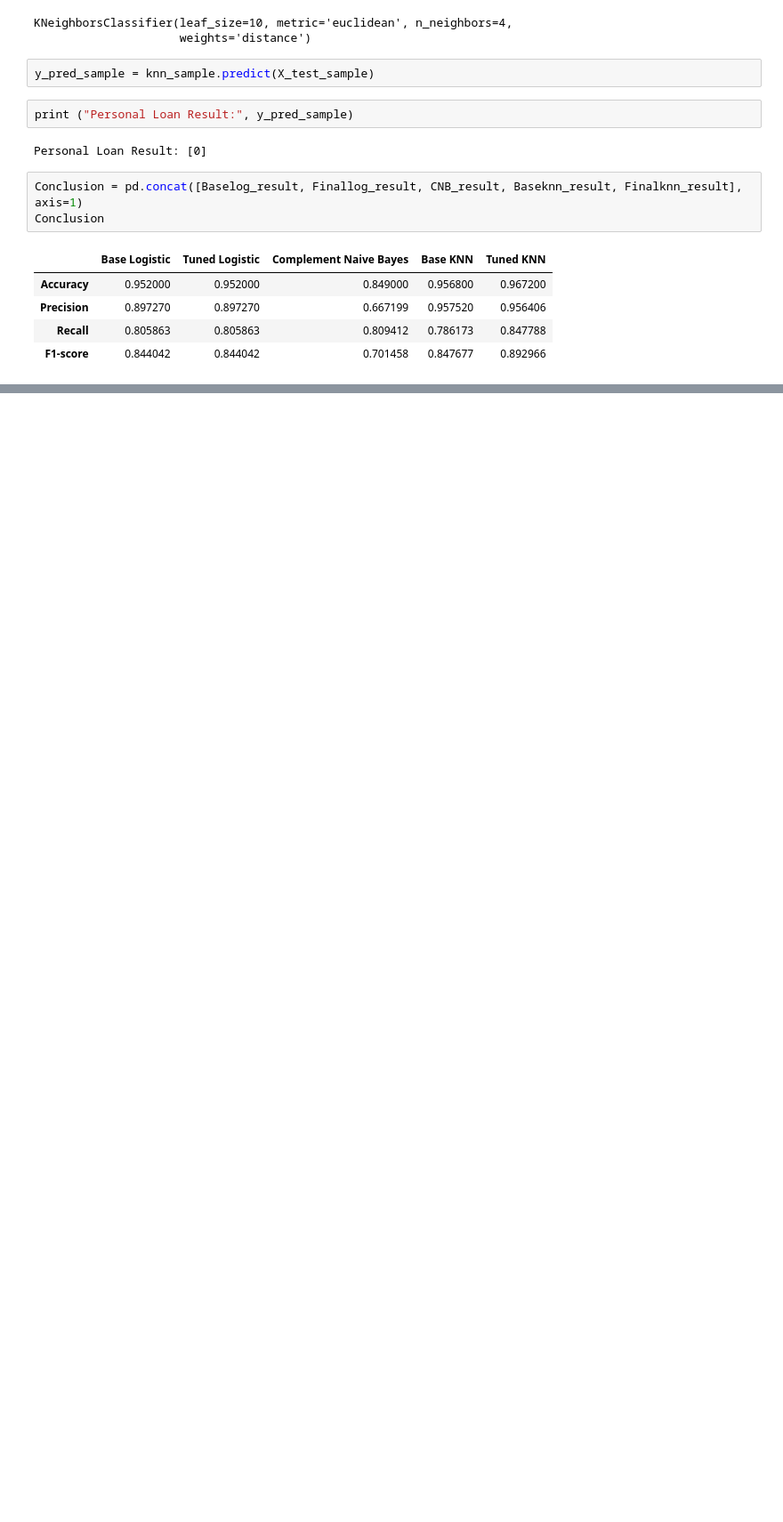
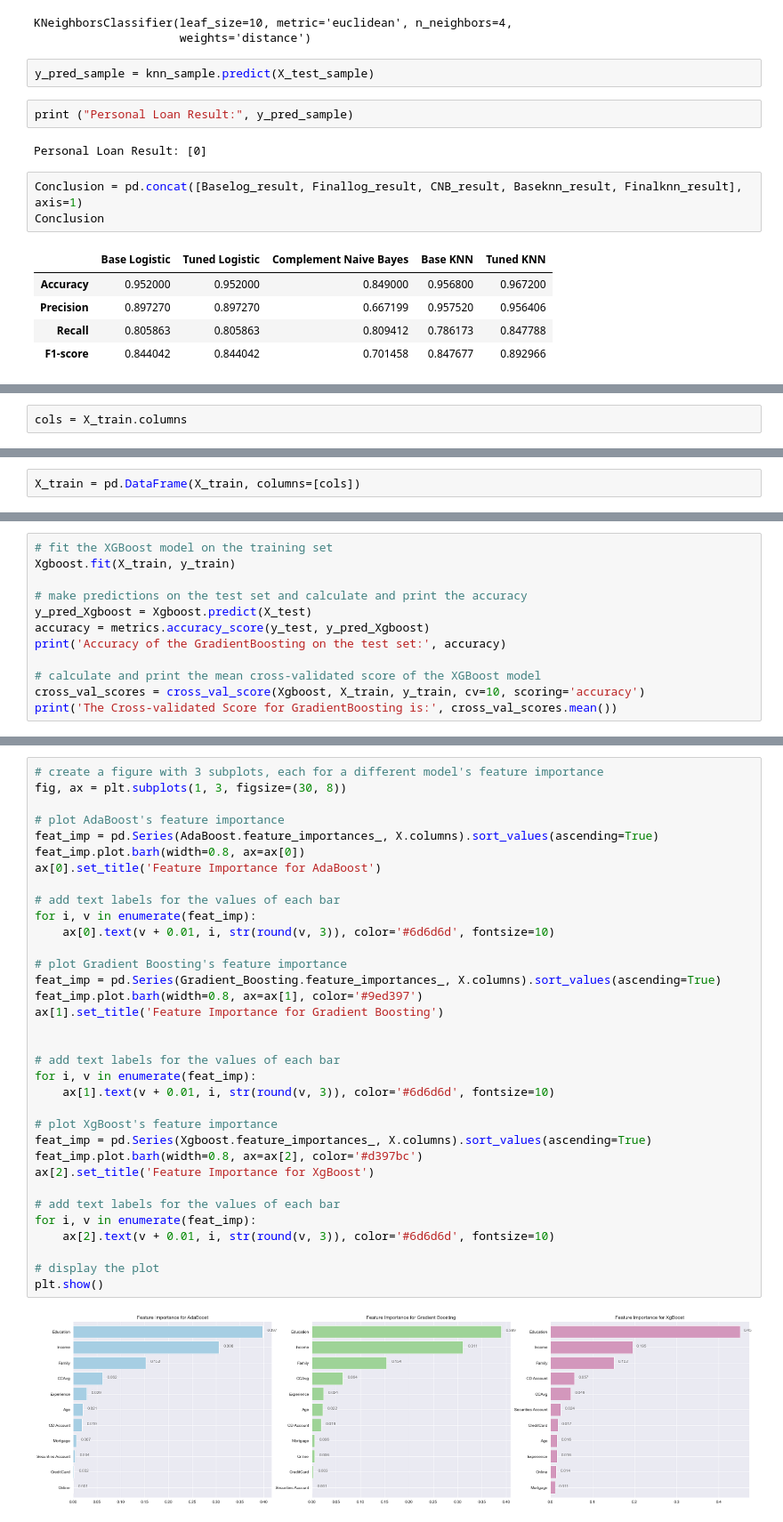
Before and after one commit to DEEPAKMITTAL7/Personal-Bank-Loan-Modeling, a Jupyter notebook: Untitled.ipynb, the cells around one changed output, grey strips where cells are left out. Shown at 89% size. Drawn from its saved outputs; the diff is of its cells as text; blank space fills up the shorter version.

```diff
--- a/Untitled.ipynb
+++ b/Untitled.ipynb
@@ -1420,0 +1428,2 @@ Conclusion
+# %%
+cols = X_train.columns
@@ -1420,0 +1439,2 @@ Conclusion
+# %%
+X_train = pd.DataFrame(X_train, columns=[cols])
@@ -1420,0 +1631,12 @@ Conclusion
+# %%
+# fit the XGBoost model on the training set
+Xgboost.fit(X_train, y_train)
+
+# make predictions on the test set and calculate and print the accuracy
+y_pred_Xgboost = Xgboost.predict(X_test)
+accuracy = metrics.accuracy_score(y_test, y_pred_Xgboost)
+print('Accuracy of the GradientBoosting on the test set:', accuracy)
+
+# calculate and print the mean cross-validated score of the XGBoost model
+cross_val_scores = cross_val_score(Xgboost, X_train, y_train, cv=10, scoring='accuracy')
+print('The Cross-validated Score for GradientBoosting is:', cross_val_scores.mean())
@@ -1420,0 +1700,36 @@ Conclusion
+# %%
+# create a figure with 3 subplots, each for a different model's feature importance
+fig, ax = plt.subplots(1, 3, figsize=(30, 8))
+
+# plot AdaBoost's feature importance
+feat_imp = pd.Series(AdaBoost.feature_importances_, X.columns).sort_values(ascending=True)
+feat_imp.plot.barh(width=0.8, ax=ax[0])
+ax[0].set_title('Feature Importance for AdaBoost')
+
+# add text labels for the values of each bar
+for i, v in enumerate(feat_imp):
+    ax[0].text(v + 0.01, i, str(round(v, 3)), color='#6d6d6d', fontsize=10)
+
+# plot Gradient Boosting's feature importance
+feat_imp = pd.Series(Gradient_Boosting.feature_importances_, X.columns).sort_values(ascending=True)
+feat_imp.plot.barh(width=0.8, ax=ax[1], color='#9ed397')
+ax[1].set_title('Feature Importance for Gradient Boosting')
+
+
+# add text labels for the values of each bar
+for i, v in enumerate(feat_imp):
+    ax[1].text(v + 0.01, i, str(round(v, 3)), color='#6d6d6d', fontsize=10)
+
+# plot XgBoost's feature importance
+feat_imp = pd.Series(Xgboost.feature_importances_, X.columns).sort_values(ascending=True)
+feat_imp.plot.barh(width=0.8, ax=ax[2], color='#d397bc')
+ax[2].set_title('Feature Importance for XgBoost')
+
+# add text labels for the values of each bar
+for i, v in enumerate(feat_imp):
+    ax[2].text(v + 0.01, i, str(round(v, 3)), color='#6d6d6d', fontsize=10)
+
+# display the plot
+plt.show()
+# %% [output]
+[figure, added]
```
Also changed, not shown: parts of 29 cells of this notebook.
